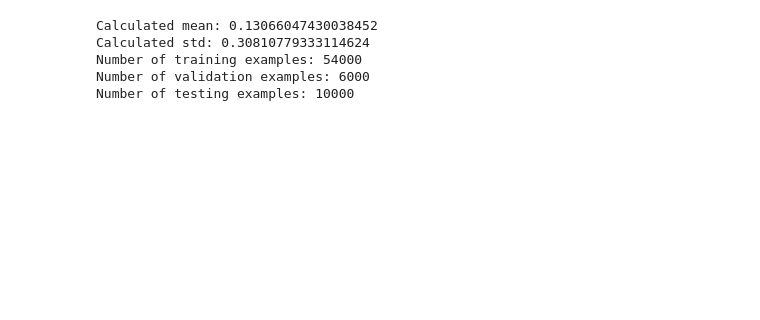
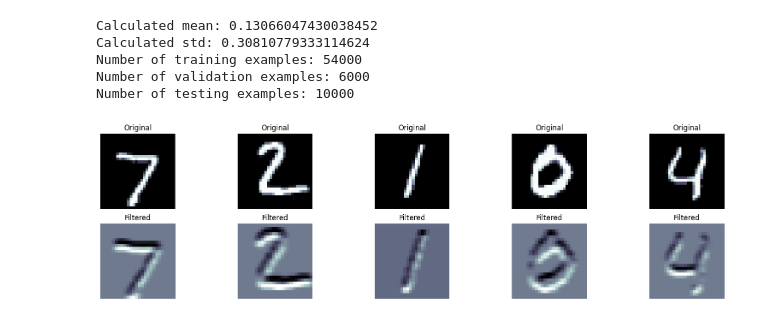
Before and after one commit to jaeheechillin3/pytorch_projects, a Jupyter notebook: lenet.ipynb, the cells around one changed output. Cells and saved outputs as stored; diff of their text form; code cells hidden in the pictures; blank space fills up the shorter version.

```diff
--- a/lenet.ipynb
+++ b/lenet.ipynb
@@ -95,3 +95,35 @@ Calculated std: 0.30810779333114624
 Number of training examples: 54000
 Number of validation examples: 6000
 Number of testing examples: 10000
+# %%
+# trying out different filters/kernels
+def plot_filter(images, filter):
+    images = torch.cat([i.unsqueeze(0) for i in images], dim=0).cpu()
+    filter = torch.FloatTensor(filter).unsqueeze(0).unsqueeze(0).cpu()
+
+    n_images = images.shape[0]
+    filtered_images = F.conv2d(images, filter)
+
+    fig = plt.figure(figsize=(20, 5))
+
+    for i in range(n_images):
+        ax = fig.add_subplot(2, n_images, i + 1)
+        ax.imshow(images[i].squeeze(0), cmap='bone')
+        ax.set_title('Original')
+        ax.axis('off')
+
+        ax = fig.add_subplot(2, n_images, n_images + i + 1)
+        ax.imshow(filtered_images[i].squeeze(0), cmap='bone')
+        ax.set_title('Filtered')
+        ax.axis('off')
+# %%
+N_IMAGES = 5
+images = [image for image, label in [test_data[i] for i in range(N_IMAGES)]]
+
+# detecting horizontal edges
+horizontal_filter = [[1, 2, 1],
+                     [0, 0, 0],
+                     [-1, -2, -1]]
+plot_filter(images, horizontal_filter)
+# %% [output]
+[figure, added]
```
Also changed, not shown: parts of 4 cells of this notebook.
